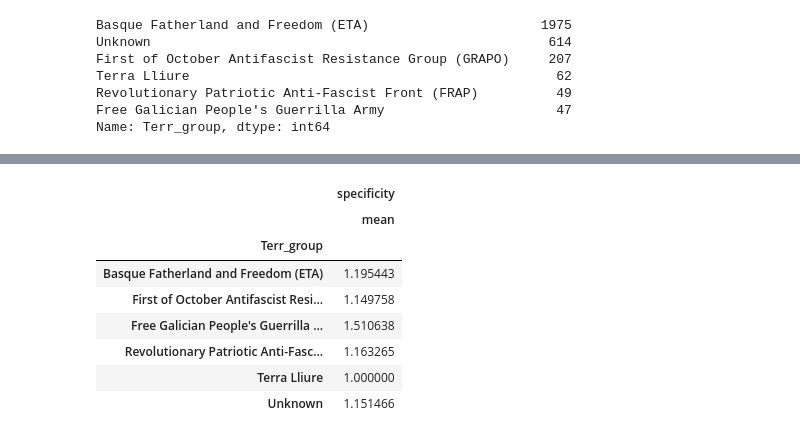
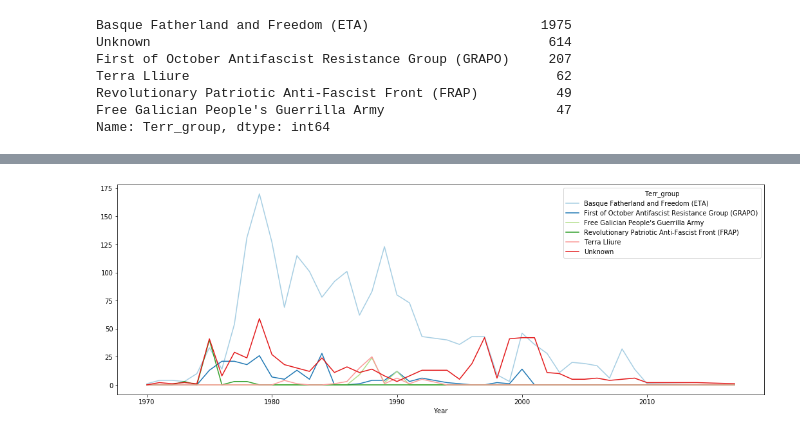
Before and after one commit to bmedm/storytelling-project, a Jupyter notebook: Terror-clean.ipynb, the cells around one changed output, grey strips where cells are left out. Drawn from its saved outputs; the diff is of its cells as text; code cells hidden in the pictures.

```diff
--- a/Terror-clean.ipynb
+++ b/Terror-clean.ipynb
@@ -270,20 +272,8 @@ plt.show()
 # %%
-top_groups10=españa[españa['Terr_group'].isin(españa['Terr_group'].value_counts()[0:6].index)]
-pd.crosstab(top_groups10.Year,top_groups10.Terr_group).plot(color=sns.color_palette('Paired',10))
+top_groups5=sr.top5(españa,"Terr_group")
+pd.crosstab(top_groups5.Year,top_groups5.Terr_group).plot(color=sns.color_palette('Paired',10))
 fig=plt.gcf()
 fig.set_size_inches(18,6)
 plt.show()
+# %% [output]
+[figure, added]
-# %%
-df_5=grupo=españa[españa['Terr_group'].isin(españa['Terr_group'].value_counts()[0:6].index)]
-df_5=df_5.groupby("Terr_group").agg({"specificity":["mean"]})
-df_5
-# %% [output]
-|  | specificity |
-|  | mean |
-| Terr_group |  |
-| Basque Fatherland and Freedom (ETA) | 1.195443 |
-| First of October Antifascist Resi... | 1.149758 |
-| Free Galician People's Guerrilla ... | 1.510638 |
-| Revolutionary Patriotic Anti-Fasc... | 1.163265 |
-| Terra Lliure | 1.000000 |
-| Unknown | 1.151466 |
```
Also changed, not shown: parts of 8 cells of this notebook, 3 other files.
